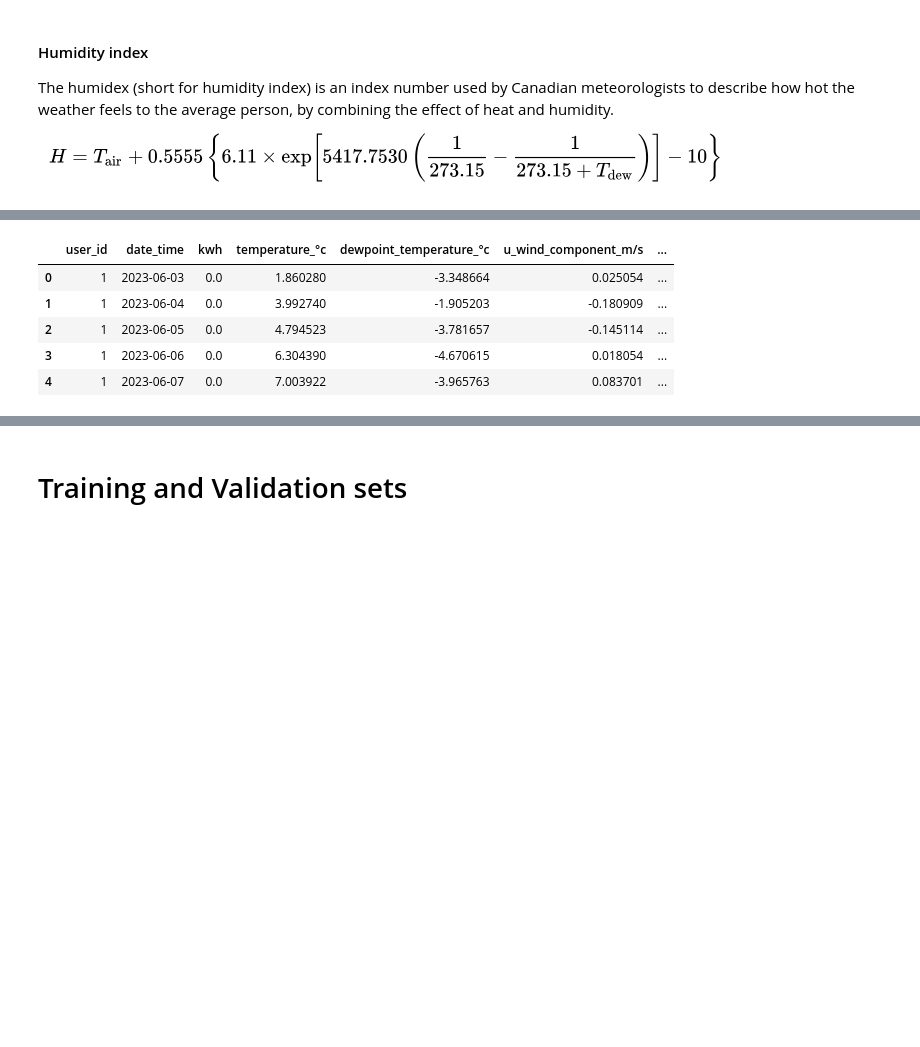
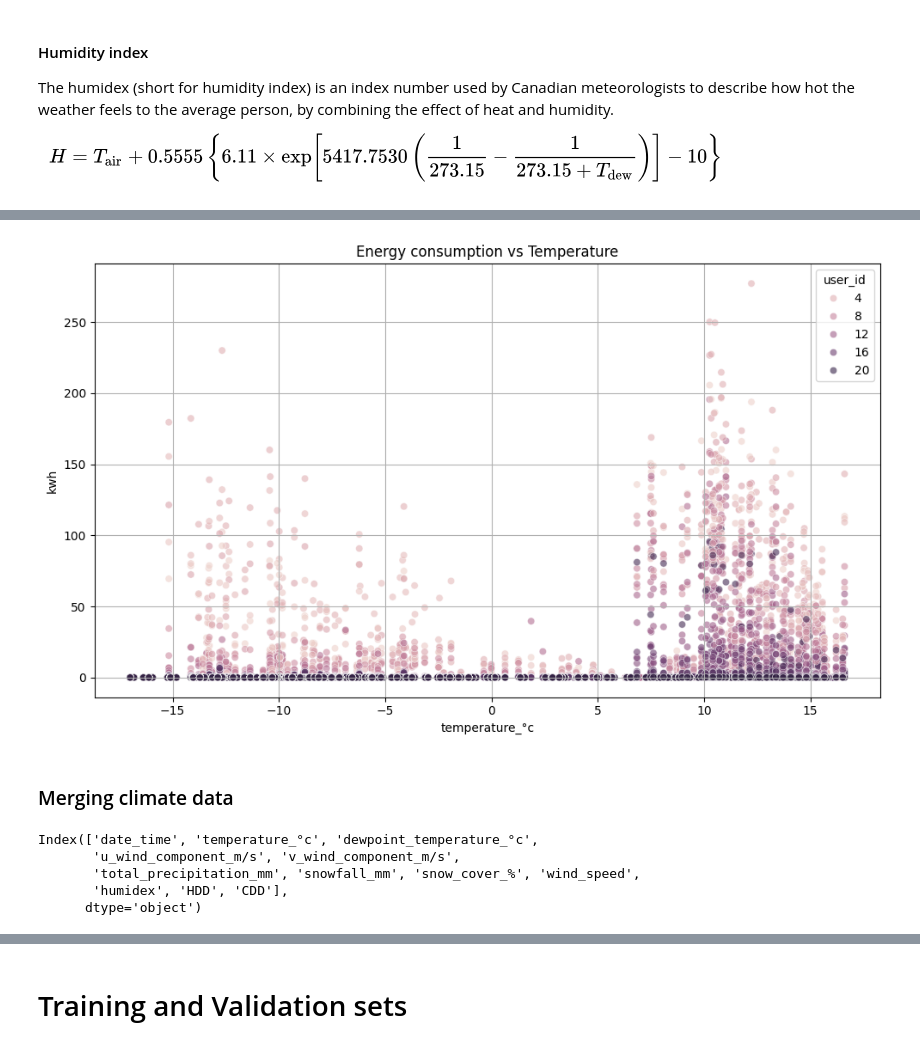
Before and after one commit to okellodaniel/hydropower_climate_optimization, a Jupyter notebook: notebook.ipynb, the cells around one changed output, grey strips where cells are left out. Saved outputs shown, nothing was run; the diff lists cells and outputs as text; code cells hidden in the pictures; blank space fills up the shorter version.

```diff
--- a/notebook.ipynb
+++ b/notebook.ipynb
@@ -271,0 +273,17 @@ merged_df = pd.merge(
+# %%
+plt.figure(figsize=(10,6))
+sns.scatterplot(
+    x='temperature_°c',
+    y='kwh',
+    hue='user_id',
+    data=merged_sample,
+    alpha=0.6
+)
+
+plt.title('Energy consumption vs Temperature')
+plt.grid(True)
+plt.tight_layout()
+# %% [output]
+[figure, added]
+# %% [markdown]
+### Merging climate data
@@ -272 +297,9 @@ merged_df = pd.merge(
+# %%
+climate_daily.columns
+# %% [output]
+Index(['date_time', 'temperature_°c', 'dewpoint_temperature_°c',
+       'u_wind_component_m/s', 'v_wind_component_m/s',
+       'total_precipitation_mm', 'snowfall_mm', 'snow_cover_%', 'wind_speed',
+       'humidex', 'HDD', 'CDD'],
+      dtype='object')
 # %%
@@ -280,9 +319,10 @@ merged_df = merged_df.fillna({
 # %%
-merged_df.head()
+for col in climate_columns:
+    if col in merged_df.columns:
+        # first forward fill
+        merged_df[col] = merged_df[col].ffill()
+        #backward fill
+        merged_df[col] = merged_df[col].bfill()
+        #if na use mean
+        if merged_df[col].isna().any():
+            merged_df[col] = merged_df[col].fillna(merged_df[col].mean())
-# %% [output]
-|  | user_id | date_time | kwh | temperature_°c | dewpoint_temperature_°c | u_wind_component_m/s | ... |
-| 0 | 1 | 2023-06-03 | 0.0 | 1.860280 | -3.348664 | 0.025054 | ... |
-| 1 | 1 | 2023-06-04 | 0.0 | 3.992740 | -1.905203 | -0.180909 | ... |
-| 2 | 1 | 2023-06-05 | 0.0 | 4.794523 | -3.781657 | -0.145114 | ... |
-| 3 | 1 | 2023-06-06 | 0.0 | 6.304390 | -4.670615 | 0.018054 | ... |
-| 4 | 1 | 2023-06-07 | 0.0 | 7.003922 | -3.965763 | 0.083701 | ... |
```
Also changed, not shown: parts of 103 cells of this notebook.
